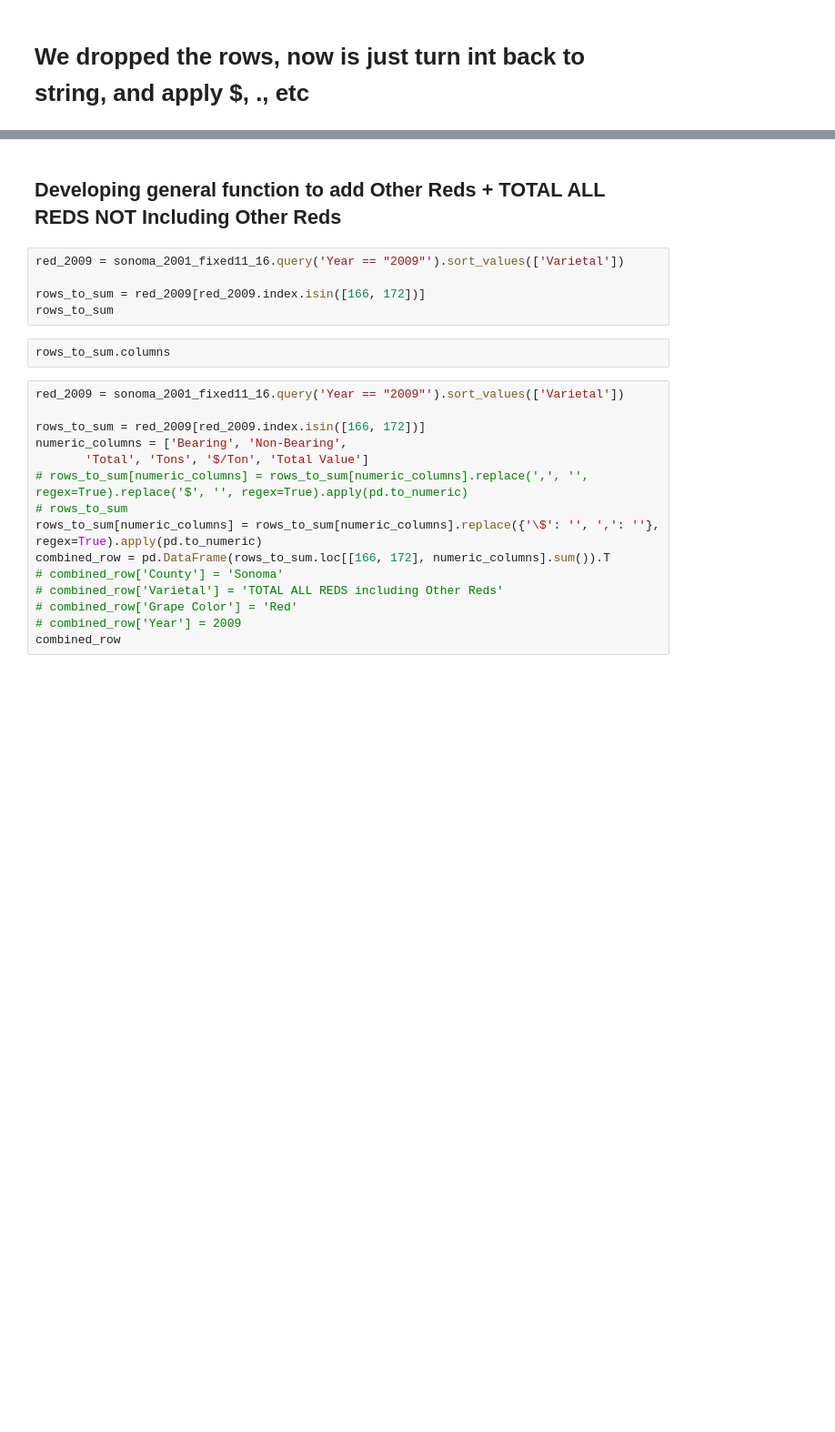
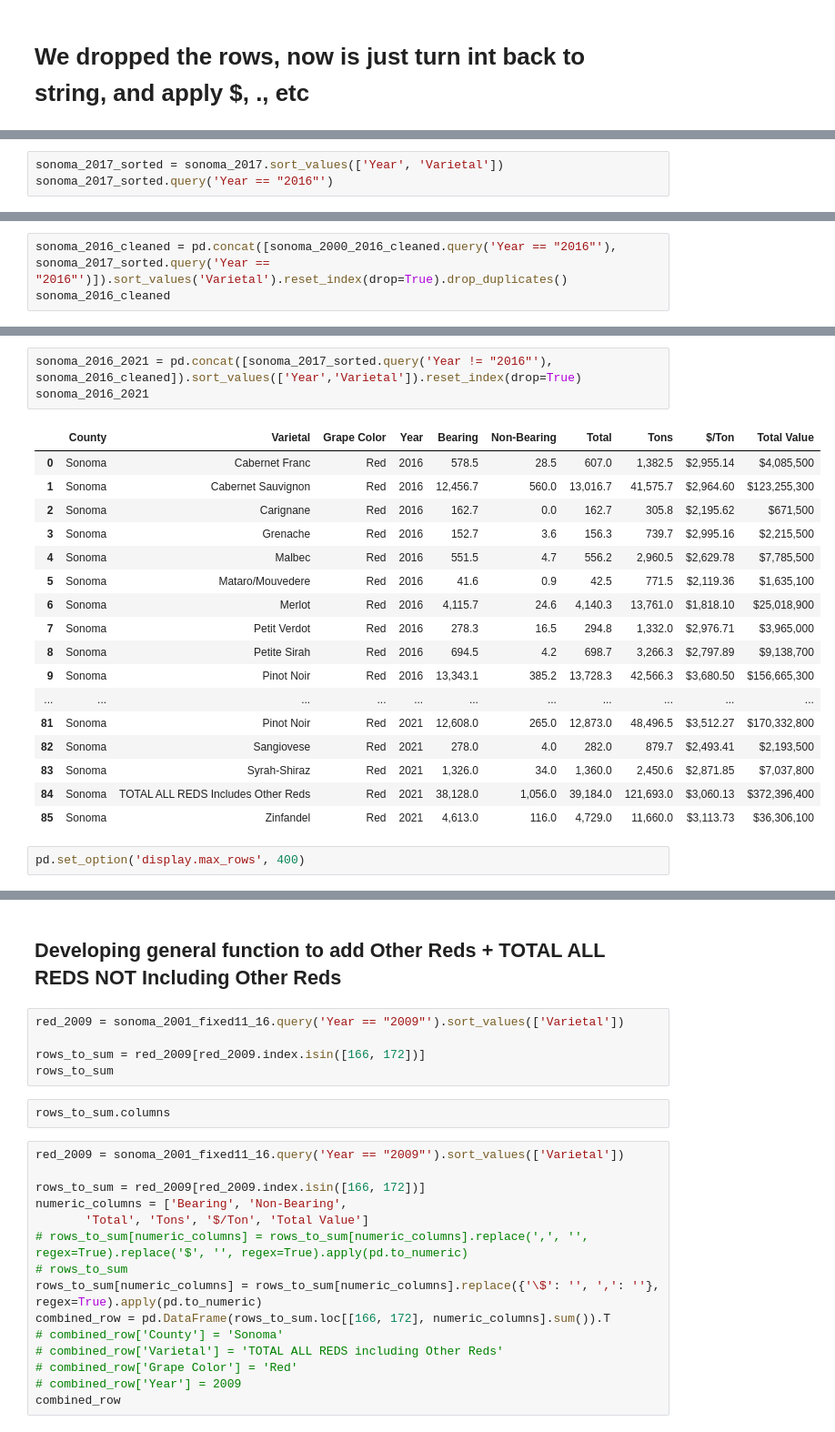
Before and after one commit to oscar6688/Farm-Smoke-Project, a Jupyter notebook: 2001-2021_sonoma_red_varieties.ipynb, the cells around one changed output, grey strips where cells are left out. Shown at 91% size. Saved outputs shown, nothing was run; the diff lists cells and outputs as text; blank space fills up the shorter version.

```diff
--- a/2001-2021_sonoma_red_varieties.ipynb
+++ b/2001-2021_sonoma_red_varieties.ipynb
@@ -655,0 +1916,3 @@ df_up_to_2009_combined_updated
+# %%
+sonoma_2017_sorted = sonoma_2017.sort_values(['Year', 'Varietal'])
+sonoma_2017_sorted.query('Year == "2016"')
@@ -655,0 +1935,3 @@ df_up_to_2009_combined_updated
+# %%
+sonoma_2016_cleaned = pd.concat([sonoma_2000_2016_cleaned.query('Year == "2016"'), sonoma_2017_sorted.query('Year == "2016"')]).sort_values('Varietal').reset_index(drop=True).drop_duplicates()
+sonoma_2016_cleaned
@@ -655,0 +1954,23 @@ df_up_to_2009_combined_updated
+# %%
+sonoma_2016_2021 = pd.concat([sonoma_2017_sorted.query('Year != "2016"'), sonoma_2016_cleaned]).sort_values(['Year','Varietal']).reset_index(drop=True)
+sonoma_2016_2021
+# %% [output]
+|  | County | Varietal | Grape Color | Year | Bearing | Non-Bearing | Total | Tons | $/Ton | Total Value |
+| 0 | Sonoma | Cabernet Franc | Red | 2016 | 578.5 | 28.5 | 607.0 | 1,382.5 | $2,955.14 | $4,085,500 |
+| 1 | Sonoma | Cabernet Sauvignon | Red | 2016 | 12,456.7 | 560.0 | 13,016.7 | 41,575.7 | $2,964.60 | $123,255,300 |
+| 2 | Sonoma | Carignane | Red | 2016 | 162.7 | 0.0 | 162.7 | 305.8 | $2,195.62 | $671,500 |
+| 3 | Sonoma | Grenache | Red | 2016 | 152.7 | 3.6 | 156.3 | 739.7 | $2,995.16 | $2,215,500 |
+| 4 | Sonoma | Malbec | Red | 2016 | 551.5 | 4.7 | 556.2 | 2,960.5 | $2,629.78 | $7,785,500 |
+| 5 | Sonoma | Mataro/Mouvedere | Red | 2016 | 41.6 | 0.9 | 42.5 | 771.5 | $2,119.36 | $1,635,100 |
+| 6 | Sonoma | Merlot | Red | 2016 | 4,115.7 | 24.6 | 4,140.3 | 13,761.0 | $1,818.10 | $25,018,900 |
+| 7 | Sonoma | Petit Verdot | Red | 2016 | 278.3 | 16.5 | 294.8 | 1,332.0 | $2,976.71 | $3,965,000 |
+| 8 | Sonoma | Petite Sirah | Red | 2016 | 694.5 | 4.2 | 698.7 | 3,266.3 | $2,797.89 | $9,138,700 |
+| 9 | Sonoma | Pinot Noir | Red | 2016 | 13,343.1 | 385.2 | 13,728.3 | 42,566.3 | $3,680.50 | $156,665,300 |
+| ... | ... | ... | ... | ... | ... | ... | ... | ... | ... | ... |
+| 81 | Sonoma | Pinot Noir | Red | 2021 | 12,608.0 | 265.0 | 12,873.0 | 48,496.5 | $3,512.27 | $170,332,800 |
+| 82 | Sonoma | Sangiovese | Red | 2021 | 278.0 | 4.0 | 282.0 | 879.7 | $2,493.41 | $2,193,500 |
+| 83 | Sonoma | Syrah-Shiraz | Red | 2021 | 1,326.0 | 34.0 | 1,360.0 | 2,450.6 | $2,871.85 | $7,037,800 |
+| 84 | Sonoma | TOTAL ALL REDS Includes Other Reds | Red | 2021 | 38,128.0 | 1,056.0 | 39,184.0 | 121,693.0 | $3,060.13 | $372,396,400 |
+| 85 | Sonoma | Zinfandel | Red | 2021 | 4,613.0 | 116.0 | 4,729.0 | 11,660.0 | $3,113.73 | $36,306,100 |
+# %%
+pd.set_option('display.max_rows', 400)
```
Also changed, not shown: parts of 69 cells of this notebook, 4 other files.
